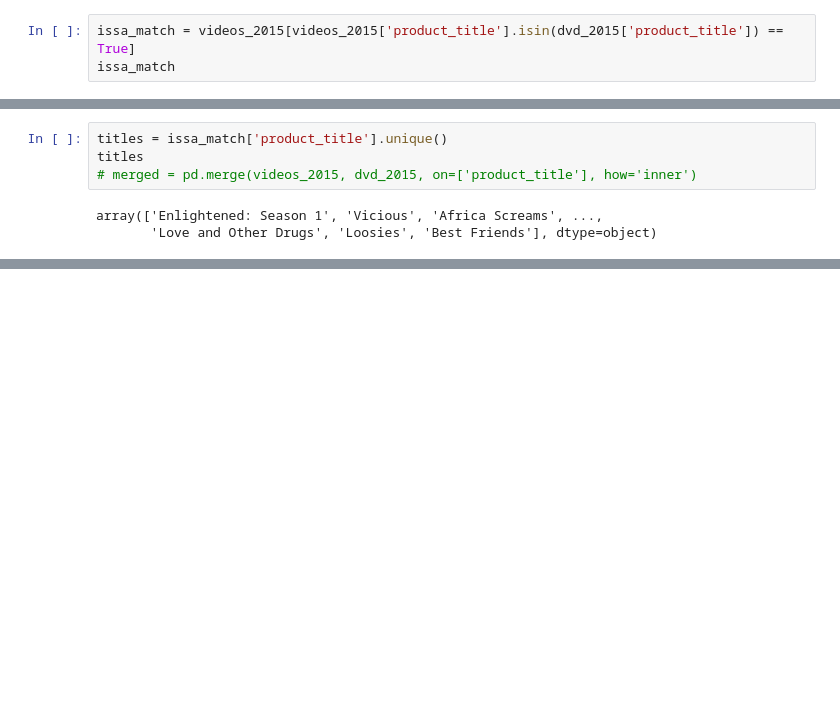
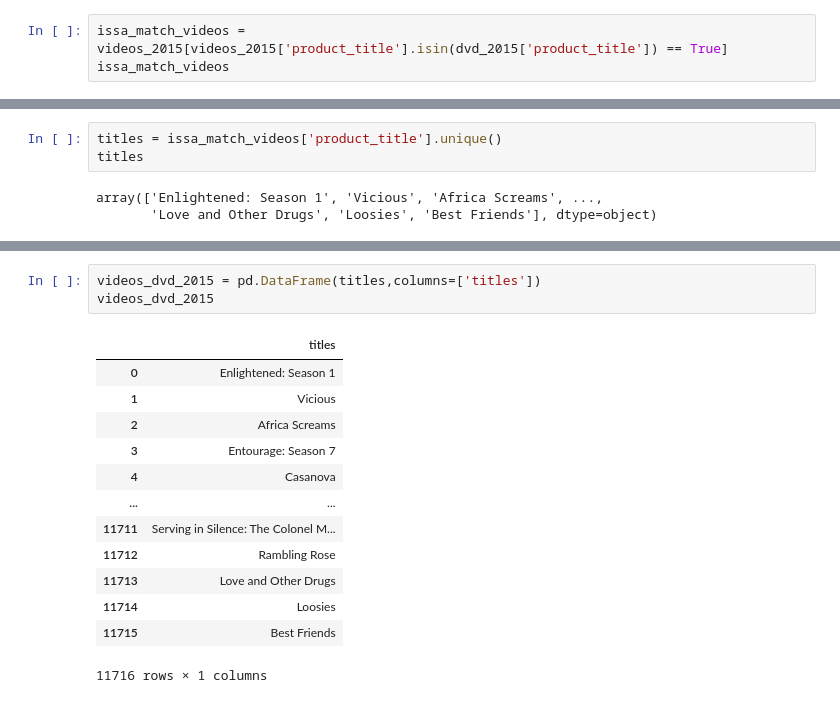
Before and after one commit to gracewainaina/CS396_Data_Science, a Jupyter notebook: pre-proposal/videos_dvd_eda.ipynb, the cells around one changed output, grey strips where cells are left out. Saved outputs shown, nothing was run; the diff lists cells and outputs as text; blank space fills up the shorter version.

```diff
--- a/pre-proposal/videos_dvd_eda.ipynb
+++ b/pre-proposal/videos_dvd_eda.ipynb
@@ -156,6 +168,6 @@ Name: product_title, dtype: int64
 # %%
-issa_match = videos_2015[videos_2015['product_title'].isin(dvd_2015['product_title']) == True]
-issa_match
+issa_match_videos = videos_2015[videos_2015['product_title'].isin(dvd_2015['product_title']) == True]
+issa_match_videos
 # %% [output]
 |  | marketplace | customer_id | review_id | product_id | product_parent | product_title | product_category | ... |
 | 0 | US | 12190288 | R3FU16928EP5TC | B00AYB1482 | 668895143 | Enlightened: Season 1 | Digital_Video_Download | ... |
@@ -171,9 +183,8 @@ issa_match
 | 1593518 | US | 38533490 | R1V5BI4MALKZ26 | B00OPX5VHK | 375289410 | Earth to Echo | Digital_Video_Download | ... |
 544816 rows × 16 columns
 # %%
-titles = issa_match['product_title'].unique()
+titles = issa_match_videos['product_title'].unique()
 titles
-# merged = pd.merge(videos_2015, dvd_2015, on=['product_title'], how='inner')
 # %% [output]
 array(['Enlightened: Season 1', 'Vicious', 'Africa Screams', ...,
        'Love and Other Drugs', 'Loosies', 'Best Friends'], dtype=object)
@@ -215,0 +191,17 @@ dvd_2015[dvd_2015['product_title']=='Vicious']
+# %%
+videos_dvd_2015 = pd.DataFrame(titles,columns=['titles'])
+videos_dvd_2015
+# %% [output]
+|  | titles |
+| 0 | Enlightened: Season 1 |
+| 1 | Vicious |
+| 2 | Africa Screams |
+| 3 | Entourage: Season 7 |
+| 4 | Casanova |
+| ... | ... |
+| 11711 | Serving in Silence: The Colonel M... |
+| 11712 | Rambling Rose |
+| 11713 | Love and Other Drugs |
+| 11714 | Loosies |
+| 11715 | Best Friends |
+11716 rows × 1 columns
```
Also changed, not shown: parts of 6 cells of this notebook.
